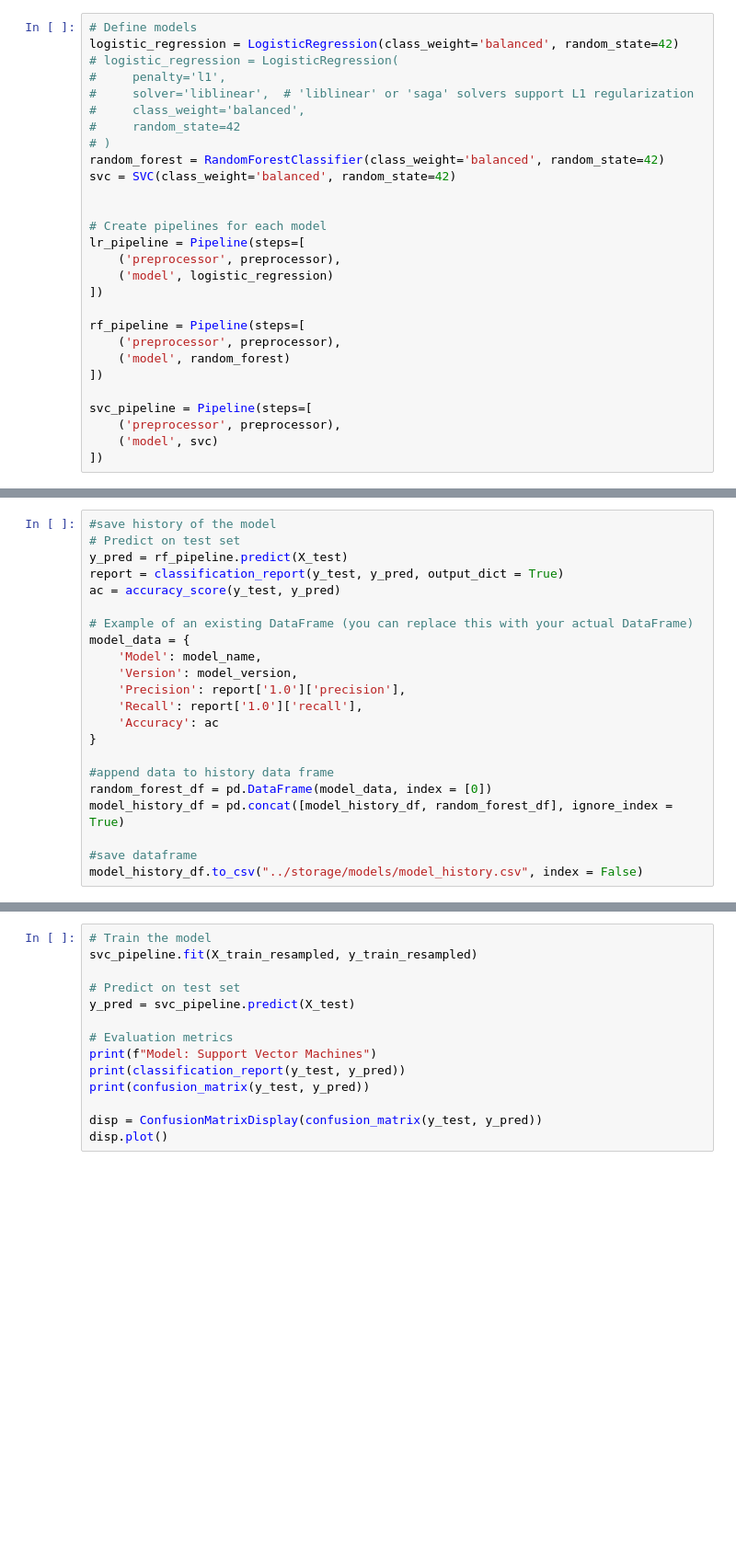
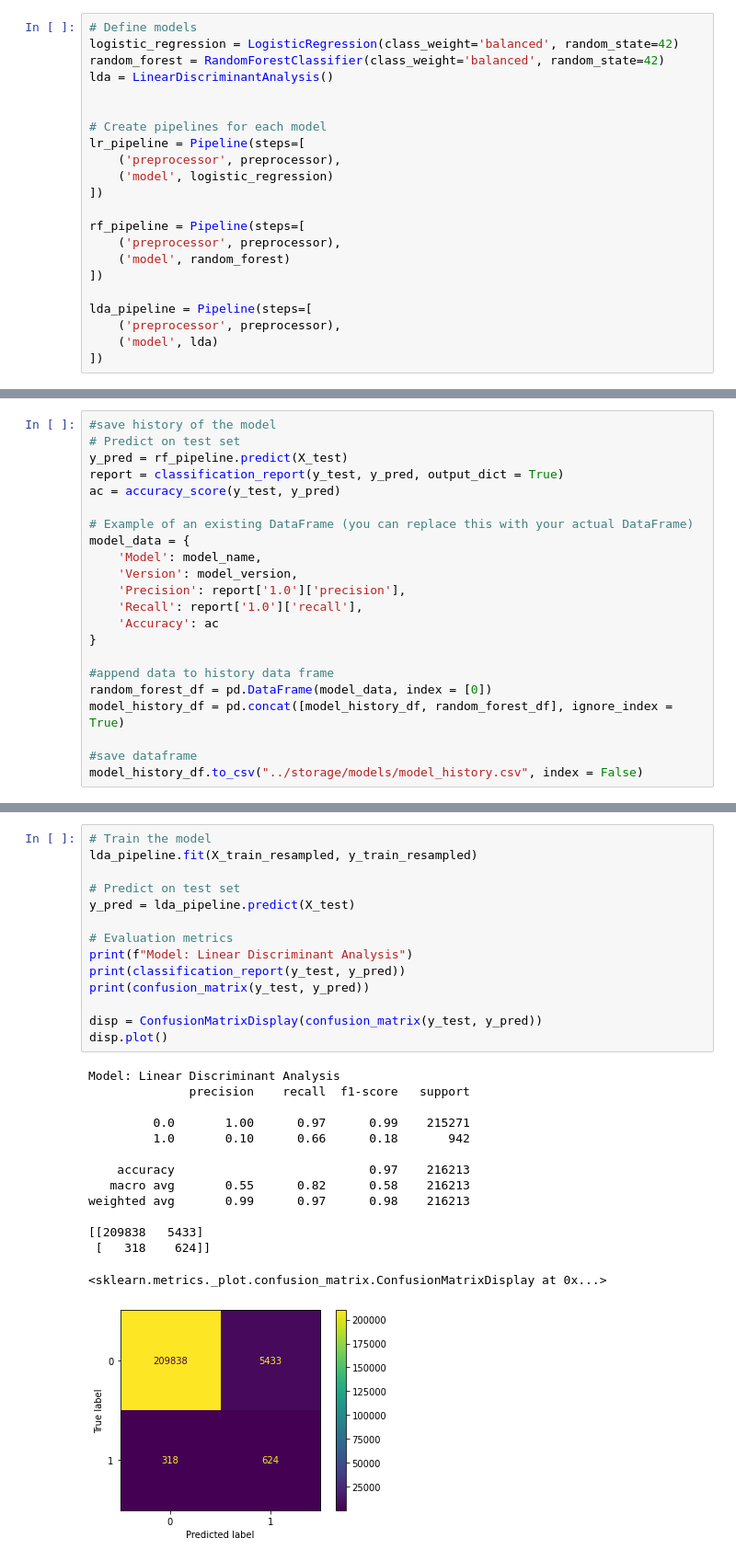
Before and after one commit to kaneelgit/senevirathne-kaneel-EN705603, a Jupyter notebook: securebank/analysis/model_performance.ipynb, the cells around one changed output, grey strips where cells are left out. Shown: that part at 92% size. Cells and saved outputs as stored; diff of their text form; blank space fills up the shorter version.

```diff
--- a/securebank/analysis/model_performance.ipynb
+++ b/securebank/analysis/model_performance.ipynb
@@ -97,14 +99,8 @@ X_train_resampled, y_train_resampled = smote.fit_resample(X_train, y_train)
 # %%
 # Define models
 logistic_regression = LogisticRegression(class_weight='balanced', random_state=42)
-# logistic_regression = LogisticRegression(
-#     penalty='l1',
-#     solver='liblinear',  # 'liblinear' or 'saga' solvers support L1 regularization
-#     class_weight='balanced',
-#     random_state=42
-# )
 random_forest = RandomForestClassifier(class_weight='balanced', random_state=42)
-svc = SVC(class_weight='balanced', random_state=42)
+lda = LinearDiscriminantAnalysis()
 
 
 # Create pipelines for each model
@@ -118,9 +114,9 @@ rf_pipeline = Pipeline(steps=[
     ('model', random_forest)
 ])
 
-svc_pipeline = Pipeline(steps=[
+lda_pipeline = Pipeline(steps=[
     ('preprocessor', preprocessor),
-    ('model', svc)
+    ('model', lda)
 ])
 # %% [markdown]
 # Train and fit models #
@@ -252,14 +248,29 @@ model_history_df.to_csv("../storage/models/model_history.csv", index = False)
 # %%
 # Train the model
-svc_pipeline.fit(X_train_resampled, y_train_resampled)
+lda_pipeline.fit(X_train_resampled, y_train_resampled)
 
 # Predict on test set
-y_pred = svc_pipeline.predict(X_test)
+y_pred = lda_pipeline.predict(X_test)
 
 # Evaluation metrics
-print(f"Model: Support Vector Machines")
+print(f"Model: Linear Discriminant Analysis")
 print(classification_report(y_test, y_pred))
 print(confusion_matrix(y_test, y_pred))
 
 disp = ConfusionMatrixDisplay(confusion_matrix(y_test, y_pred))
 disp.plot()
+# %% [output]
+Model: Linear Discriminant Analysis
+              precision    recall  f1-score   support
+
+         0.0       1.00      0.97      0.99    215271
+         1.0       0.10      0.66      0.18       942
+
+    accuracy                           0.97    216213
+   macro avg       0.55      0.82      0.58    216213
+weighted avg       0.99      0.97      0.98    216213
+
+[[209838   5433]
+ [   318    624]]
+<sklearn.metrics._plot.confusion_matrix.ConfusionMatrixDisplay at 0x...>
+[figure, added]
```
Also changed, not shown: parts of 6 cells of this notebook, 2 other files.
